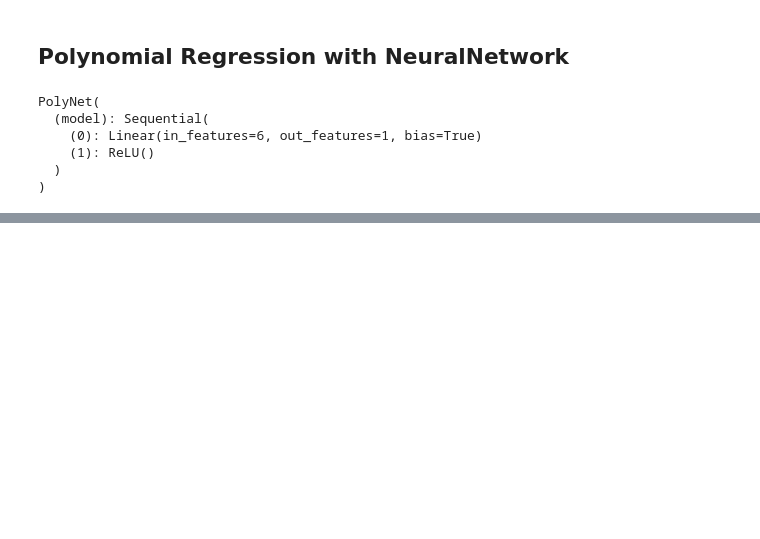
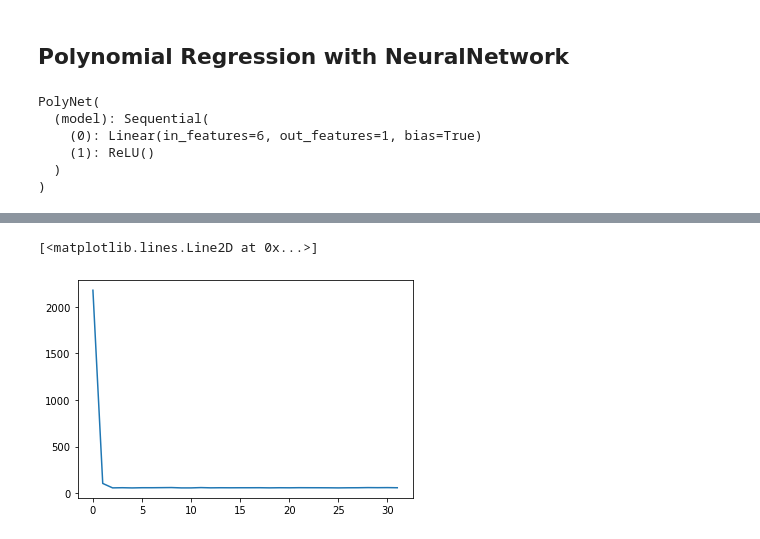
Before and after one commit to Axect/SINS, a Jupyter notebook: rotation_load.ipynb, the cells around one changed output, grey strips where cells are left out. Cells and saved outputs as stored; diff of their text form; code cells hidden in the pictures; blank space fills up the shorter version.

Commit message:
Model 8

```diff
--- a/rotation_load.ipynb
+++ b/rotation_load.ipynb
@@ -96,7 +96,7 @@ class ContrastiveLoss(tch.nn.Module):
 # %%
 #drive_path = "drive/My Drive/Colab Notebooks/"
 # %%
-net = tch.load("model/snn_rot7.pt").to(device)
+net = tch.load("model/snn_rot8.pt").to(device)
 # %%
 pi = tch.tensor(math.pi).float().to(device)
 # %%
@@ -216,7 +216,8 @@ PolyNet(
 )
 # %%
 criterion = nn.MSELoss()
-optimizer = tch.optim.Adam(net2.parameters(), lr=0.1)
+optimizer = tch.optim.Adam(net2.parameters(), lr=1)
+scheduler = tch.optim.lr_scheduler.ReduceLROnPlateau(optimizer, 'min', patience=3)
 # %%
 train_dataset = RotationDataset(100000)
 train_data = DataLoader(train_dataset, batch_size=1000, shuffle=True)
@@ -243,7 +244,7 @@ def train(dataloader, net1, net2, criterion, optimizer):
         optimizer.step()
 
         if batch % 50 == 0:
-            loss, curr = loss.item(), batch * X.shape[0]
+            loss, curr = loss.item(), (batch + 50) * X.shape[0]
             print(f"loss: {loss:>7f}  [{curr:>5d}/{size:>5d}]")
             train_loss.append(loss)
     return tch.mean(tch.tensor(train_loss).float().to(device))
@@ -274,11 +275,15 @@ train_loss= []
 val_loss = []
 old_val = 1e+10
 for t in range(epochs):
-    print(f"Epoch {t+1}\n-------------------------------")
+    print(f"\nEpoch {t+1}\n-------------------------------")
     train_loss.append(train(train_data, net, net2, criterion, optimizer))
     val, correct = val_check(val_data, net, net2, criterion)
     val_loss.append(val)
-    if old_val < val:
+    scheduler.step(val)
+    for param_group in optimizer.param_groups:
+        lr = param_group['lr']
+        print(f" Learning Rate: {lr:>8f}")
+    if lr < 1e-6:
         break
     old_val = val
 print("Done!")
@@ -309,0 +315,5 @@ tensor([[ 2.0451e+01,  2.5346e-02, -2.3985e-01, -1.2776e-01,  1.5414e+02,
+# %%
+plt.plot(train_loss)
+# %% [output]
+[<matplotlib.lines.Line2D at 0x...>]
+[figure, added]
```
Also changed, not shown: parts of 10 cells of this notebook, 3 other files.
